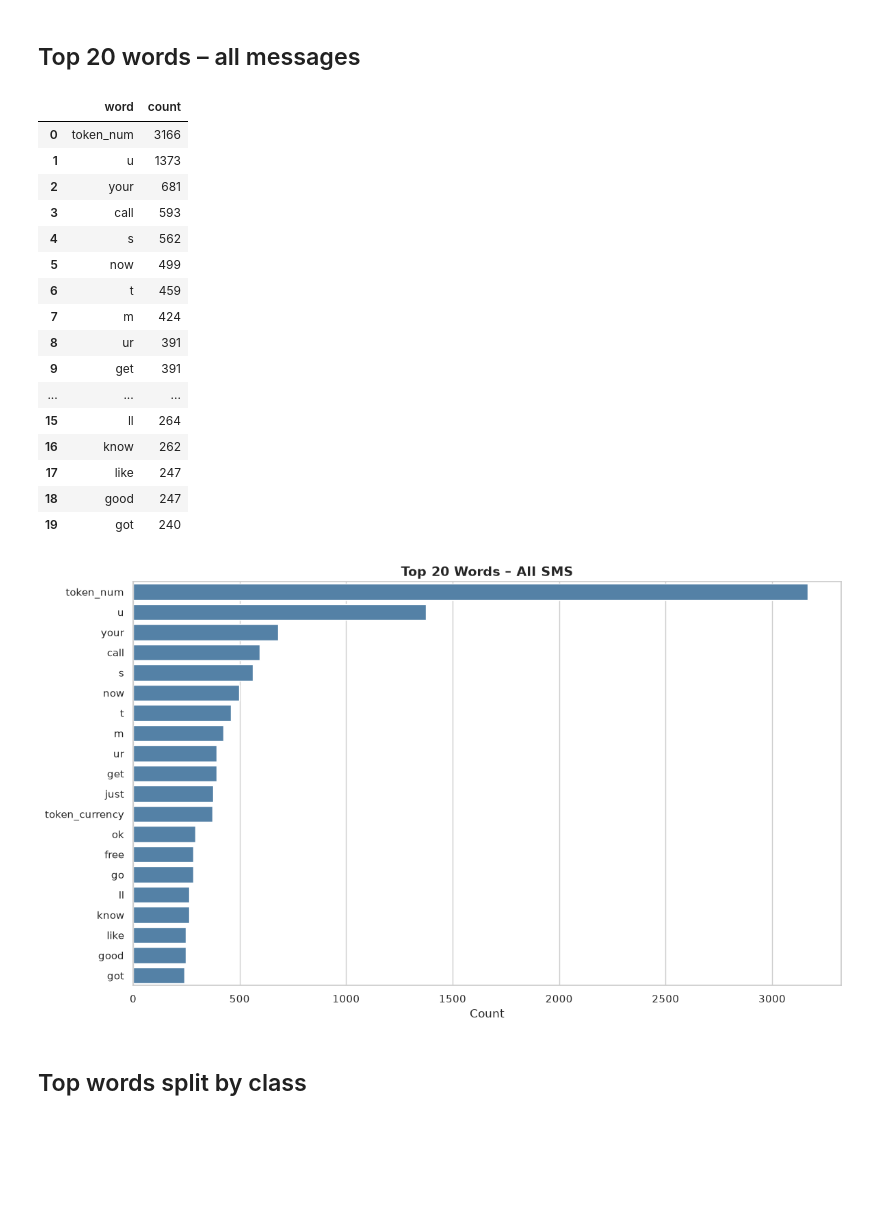
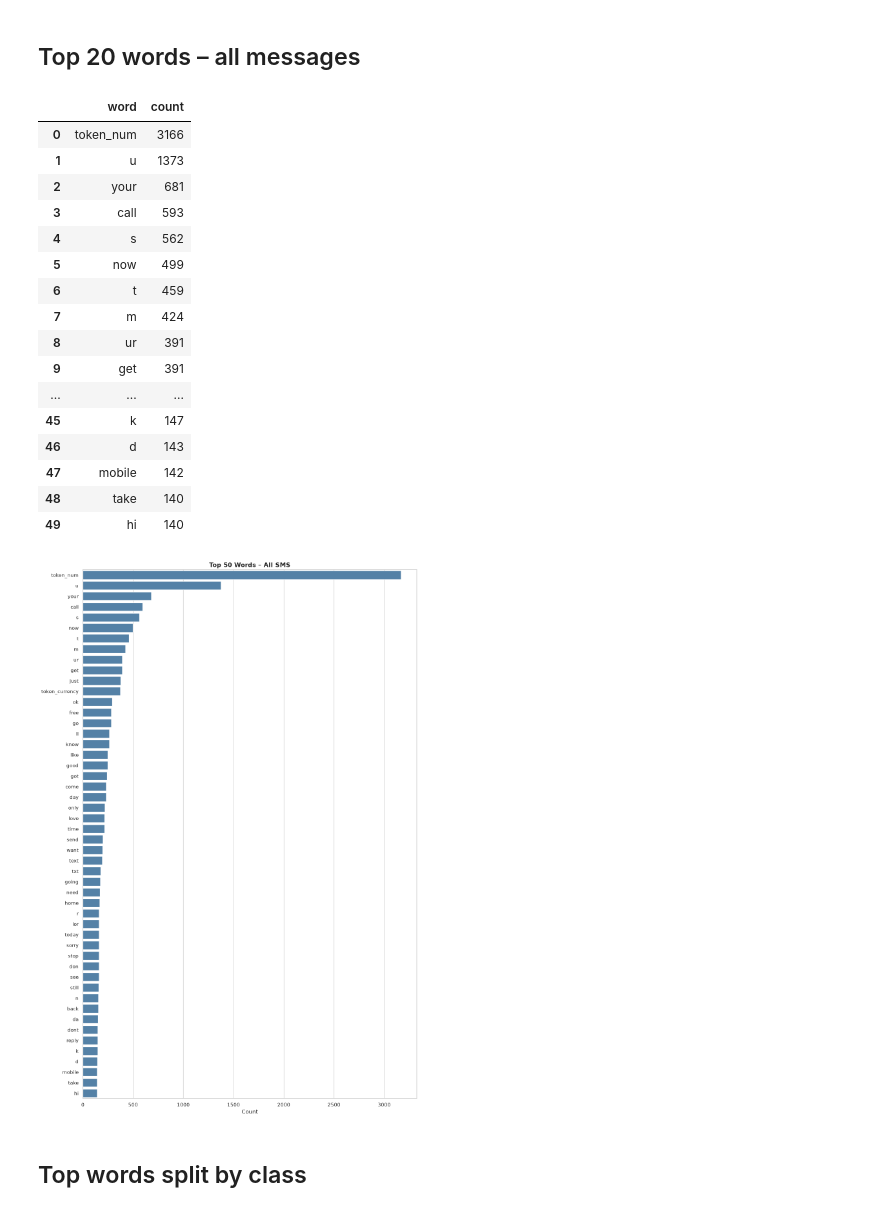
Before and after one commit to oliver-zehentleitner/a1-ai-expert-case-study, a Jupyter notebook: notebooks/01_word_frequency.ipynb, the cells around one changed output. Saved outputs shown, nothing was run; the diff lists cells and outputs as text; code cells hidden in the pictures; blank space fills up the shorter version.

```diff
--- a/notebooks/01_word_frequency.ipynb
+++ b/notebooks/01_word_frequency.ipynb
@@ -25,7 +25,7 @@ messages=[SMSMessage(label=<Label.HAM: 'ham'>, text='Go until jurong point, craz
 # %% [markdown]
 ## Top 20 words – all messages
 # %%
-df_all = word_frequencies(dataset.texts, top_n=20)
+df_all = word_frequencies(dataset.texts, top_n=50)
 df_all
 # %% [output]
 |  | word | count |
@@ -40,17 +40,17 @@ df_all
 | 8 | ur | 391 |
 | 9 | get | 391 |
 | ... | ... | ... |
-| 15 | ll | 264 |
-| 16 | know | 262 |
-| 17 | like | 247 |
-| 18 | good | 247 |
-| 19 | got | 240 |
+| 45 | k | 147 |
+| 46 | d | 143 |
+| 47 | mobile | 142 |
+| 48 | take | 140 |
+| 49 | hi | 140 |
 # %%
-fig = plot_word_frequencies(df_all, title="Top 20 Words – All SMS")
+fig = plot_word_frequencies(df_all, title="Top 50 Words – All SMS")
 display(fig)
 save_figure(fig, OUTPUTS / "01_word_frequencies_all.png")
 # %% [output]
-[figure, old version]
+[figure, new version]
 # %% [markdown]
 ## Top words split by class
 # %%
```
Also changed, not shown: parts of 1 cell of this notebook, 4 other files.
